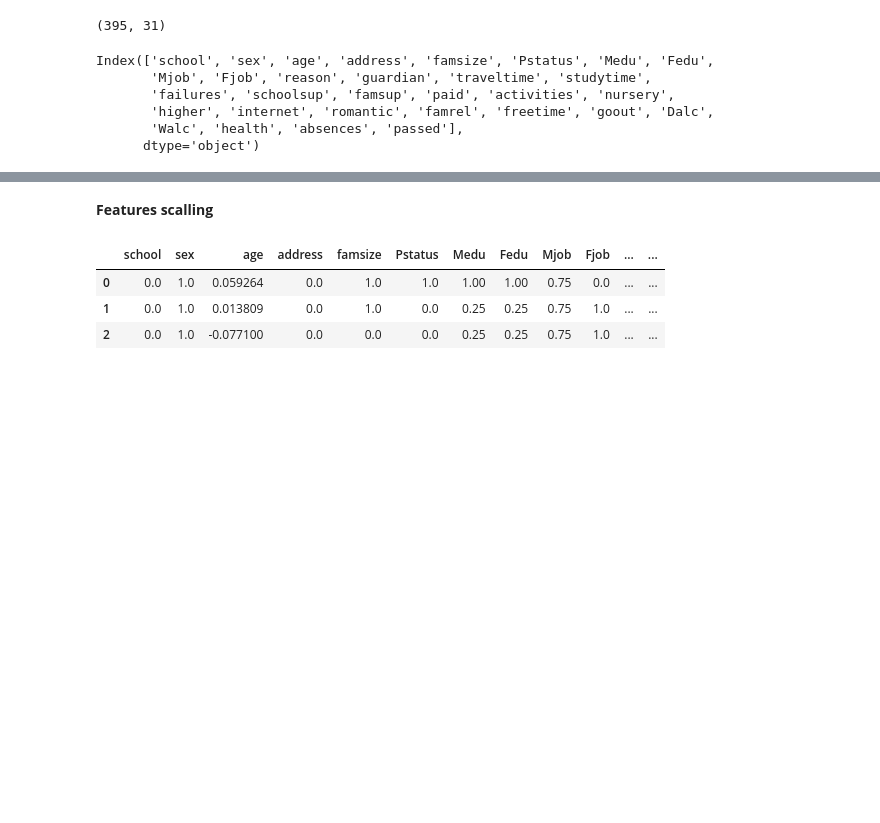
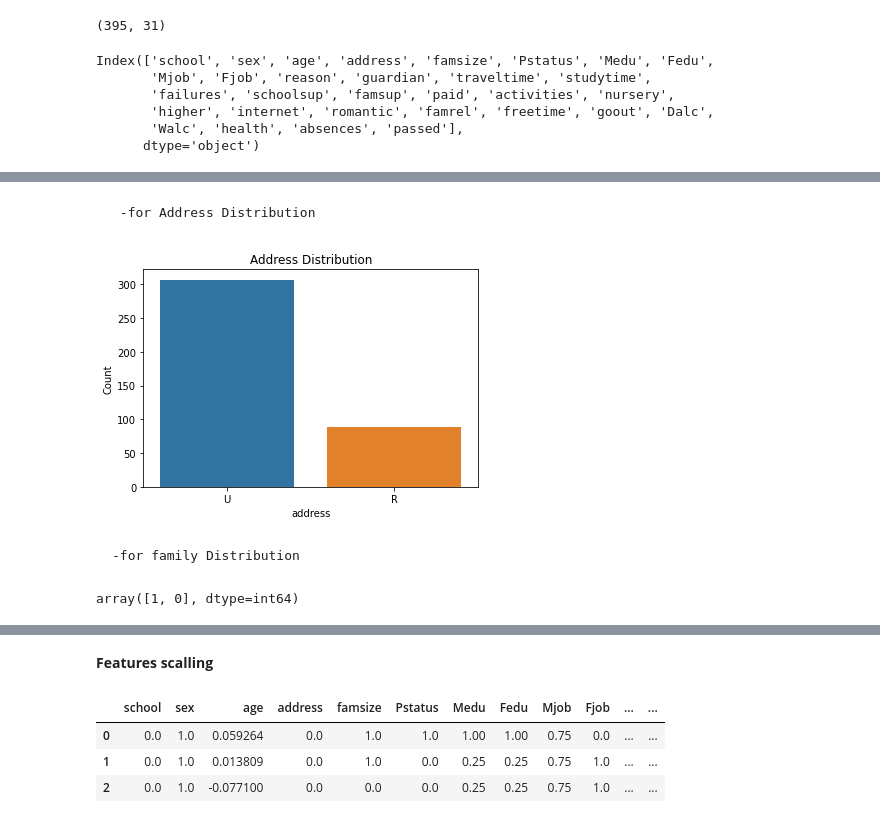
Before and after one commit to mohammedAljadd/students-performance-prediction, a Jupyter notebook: code.ipynb, the cells around one changed output, grey strips where cells are left out. Saved outputs shown, nothing was run; the diff lists cells and outputs as text; code cells hidden in the pictures; blank space fills up the shorter version.

```diff
--- a/code.ipynb
+++ b/code.ipynb
@@ -183,0 +229,17 @@ Index(['school', 'sex', 'age', 'address', 'famsize', 'Pstatus', 'Medu', 'Fedu',
+# %% [markdown]
+     -for Address Distribution
+# %%
+f, fx = plt.subplots()
+figure = sns.countplot(x = 'address', data=df, order=['U','R'])
+fx = fx.set(ylabel="Count", xlabel="address")
+figure.grid(False)
+plt.title('Address Distribution')
+plt.savefig('address_plot.png', bbox_inches='tight')
+# %% [output]
+[figure, added]
+# %% [markdown]
+    -for family Distribution
+# %%
+df["famsize"].unique()
+# %% [output]
+array([1, 0], dtype=int64)
```
Also changed, not shown: parts of 57 cells of this notebook.
